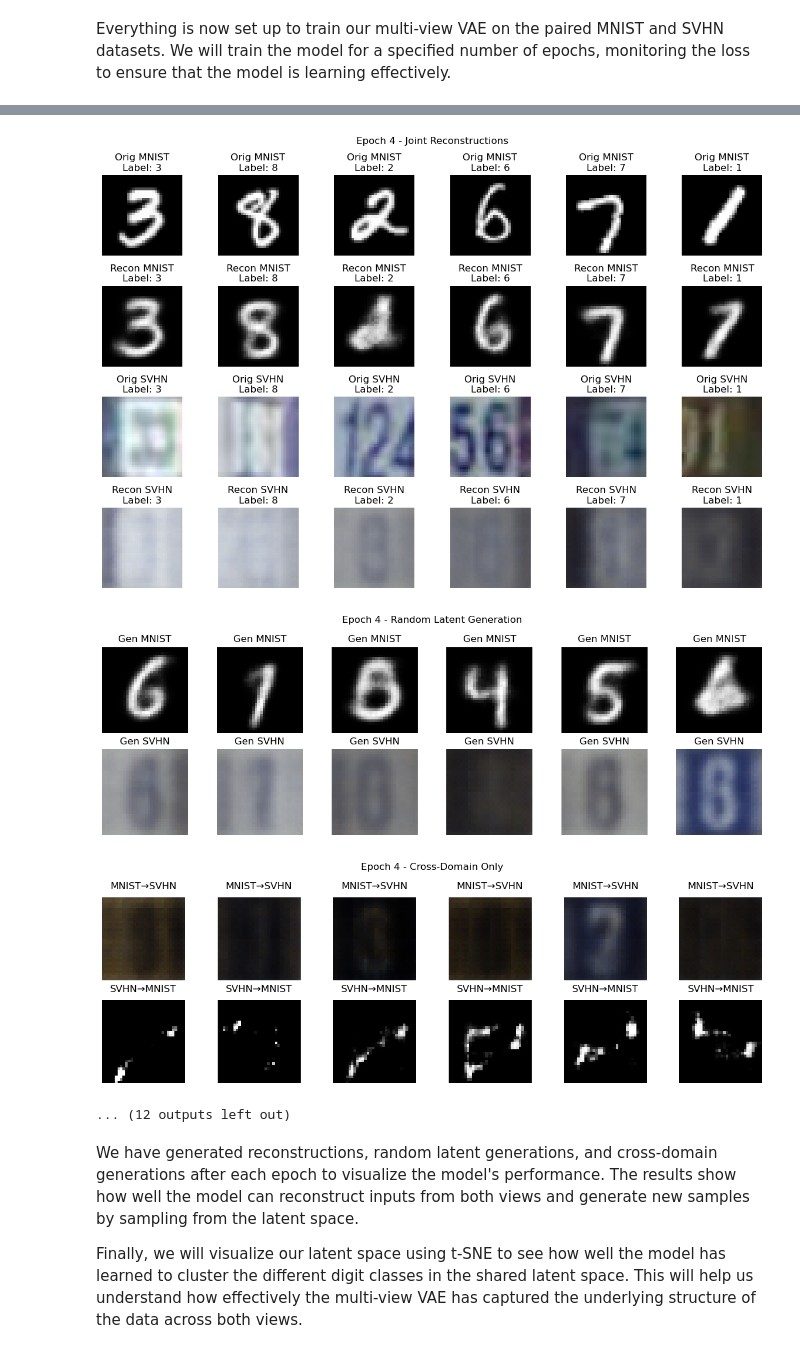
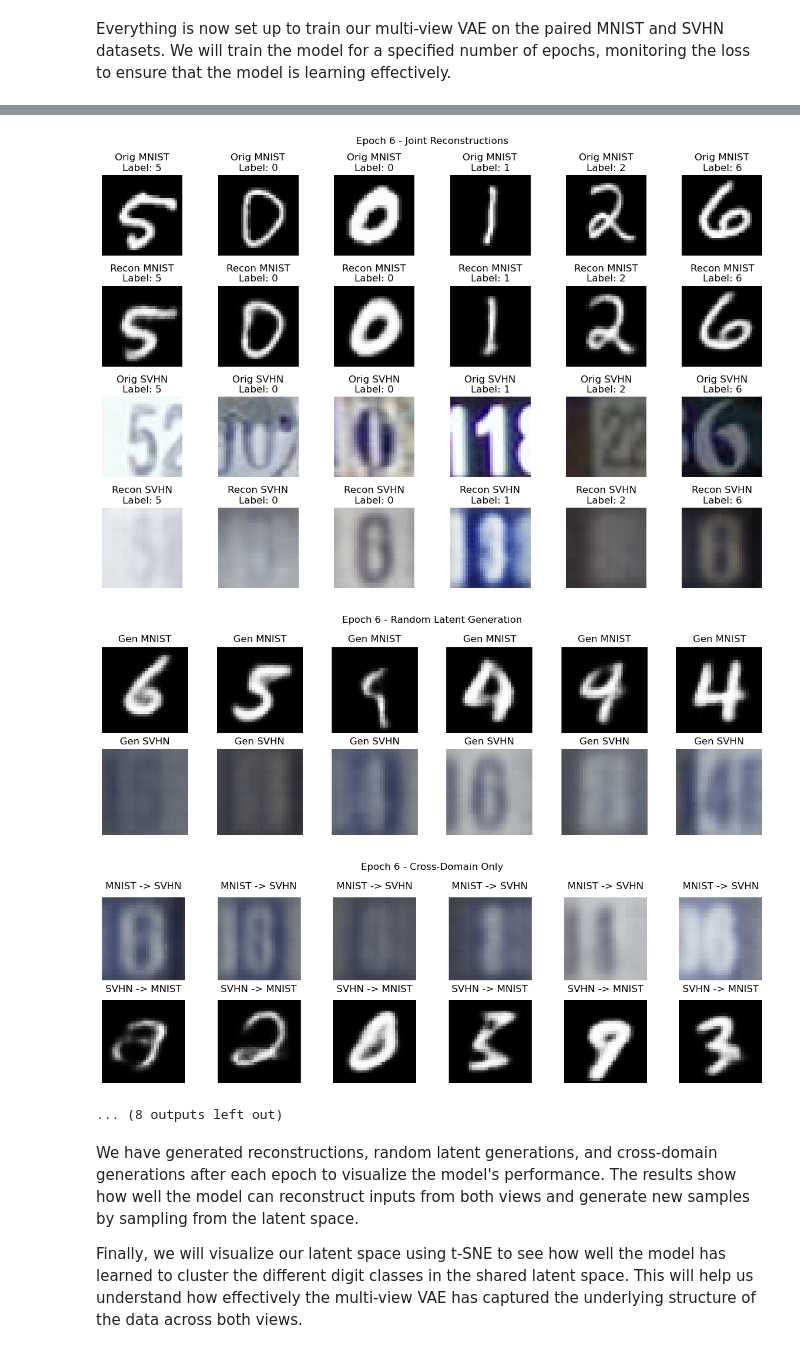
Before and after one commit to javierferna/multi_view_vae, a Jupyter notebook: multi_vae.ipynb, the cells around one changed output, grey strips where cells are left out. Drawn from its saved outputs; the diff is of its cells as text; code cells hidden in the pictures.

```diff
--- a/multi_vae.ipynb
+++ b/multi_vae.ipynb
@@ -393,12 +408,12 @@ def vae_loss(
 Everything is now set up to train our multi-view VAE on the paired MNIST and SVHN datasets. We will train the model for a specified number of epochs, monitoring the loss to ensure that the model is learning effectively.
 # %%
 device = torch.device("cuda" if torch.cuda.is_available() else "cpu")
-latent_dim = 15
+latent_dim = 20
 model = MultiViewVAE(latent_dim).to(device)
 optimizer = torch.optim.Adam(model.parameters(), lr=1e-3)
-num_epochs = 11  # Number of epochs
+num_epochs = 12  # Number of epochs
 
-for epoch in range(num_epochs):
+for epoch in range(num_epochs + 1):
     model.train()
     train_loss = 0
     for batch_idx, (mnist_batch, svhn_batch, _, _) in enumerate(paired_loader):
@@ -407,11 +422,38 @@ for epoch in range(num_epochs):
 
         optimizer.zero_grad()
 
-        # Forward pass
-        recon_mnist, recon_svhn, mu_joint, logvar_joint, _, _, _, _ = model(mnist_batch, svhn_batch)
+        # Joint forward pass
+        recon_m, recon_s, mu_joint, logvar_joint, mu_m, logvar_m, mu_s, logvar_s = model(mnist_batch, svhn_batch)
 
-        # Calculate loss
-        loss, recon_m, recon_s, kld = vae_loss(recon_mnist, mnist_batch, recon_svhn, svhn_batch, mu_joint, logvar_joint)
+        # Joint Loss
+        loss_joint, recon_m_loss, recon_s_loss, kld_joint = vae_loss(
+            x_recon_mnist=recon_m, x_mnist=mnist_batch,
+            x_recon_svhn=recon_s, x_svhn=svhn_batch,
+            mu=mu_joint, logvar=logvar_joint, beta=1.0
+        )
+
+        # MNIST forward pass
+        z_m = reparameterize(mu_m, logvar_m)
+        recon_m_from_m = model.decoder_mnist(z_m)
+
+        # MNIST-Only Loss
+        loss_mnist, _, _, _ = vae_loss(
+            x_recon_mnist=recon_m_from_m, x_mnist=mnist_batch,
+            mu=mu_m, logvar=logvar_m, beta=1.0
+        )
+
+        # SVHN forward pass
+        z_s = reparameterize(mu_s, logvar_s)
+        recon_s_from_s = model.decoder_svhn(z_s)
+
+        # SVHN-Only Loss
+        loss_svhn, _, _, _ = vae_loss(
+            x_recon_svhn=recon_s_from_s, x_svhn=svhn_batch,
+            mu=mu_s, logvar=logvar_s, beta=1
+        )
+
+        # Total loss
+        loss = loss_joint + loss_mnist + loss_svhn
 
         # Backward pass and optimize
         loss.backward()
@@ -422,13 +464,13 @@ for epoch in range(num_epochs):
         if batch_idx % 100 == 0:
             print(f'Train Epoch: {epoch} [{batch_idx * len(mnist_batch)}/{len(paired_loader.dataset)} '
                   f'({100. * batch_idx / len(paired_loader):.0f}%)]\tLoss: {loss.item():.6f} '
-                  f'ReconM: {recon_m.item():.4f} ReconS: {recon_s.item():.4f} KLD: {kld.item():.4f}')
+                  f'ReconM: {recon_m_loss.item():.4f} ReconS: {recon_s_loss.item():.4f} KLD: {kld_joint.item():.4f}')
 
     avg_loss = train_loss / len(paired_loader)
     print(f'====> Epoch: {epoch} Average loss: {avg_loss:.4f}')
 
     # Sample generation and visualization
-    if epoch % 2 == 0:  # Every 2 epochs
+    if epoch % 3 == 0:  # Every 3 epochs
         model.eval()
         with torch.no_grad():
             # Generate random samples from standard normal
@@ -493,12 +535,12 @@ for epoch in range(num_epochs):
             for i in range(6):
                 # Row 1: MNIST -> SVHN
                 axes[0, i].imshow(cross_svhn[i].cpu().permute(1, 2, 0).clamp(0, 1))
-                axes[0, i].set_title(f'MNIST→SVHN', pad=10)
+                axes[0, i].set_title(f'MNIST -> SVHN', pad=10)
                 axes[0, i].axis('off')
 
                 # Row 2: SVHN -> MNIST
                 axes[1, i].imshow(cross_svhn_to_mnist[i].cpu().squeeze(), cmap='gray')
-                axes[1, i].set_title(f'SVHN→MNIST', pad=10)
+                axes[1, i].set_title(f'SVHN -> MNIST', pad=10)
                 axes[1, i].axis('off')
 
             plt.suptitle(f'Epoch {epoch} - Cross-Domain Only', y=0.98)
@@ -566,7 +602,7 @@ Train Epoch: 4 [51200/56068 (91%)]      Loss: 2196.785889 ReconM: 182.0635 Recon
-[figure, old version]
+[figure, new version]
-[figure, old version]
+[figure, new version]
-[figure, old version]
+[figure, new version]
-... (12 outputs left out)
+... (8 outputs left out)
 # %% [markdown]
 We have generated reconstructions, random latent generations, and cross-domain generations after each epoch to visualize the model's performance. The results show how well the model can reconstruct inputs from both views and generate new samples by sampling from the latent space.
 
```
Also changed, not shown: parts of 6 cells of this notebook, 1 other file.
